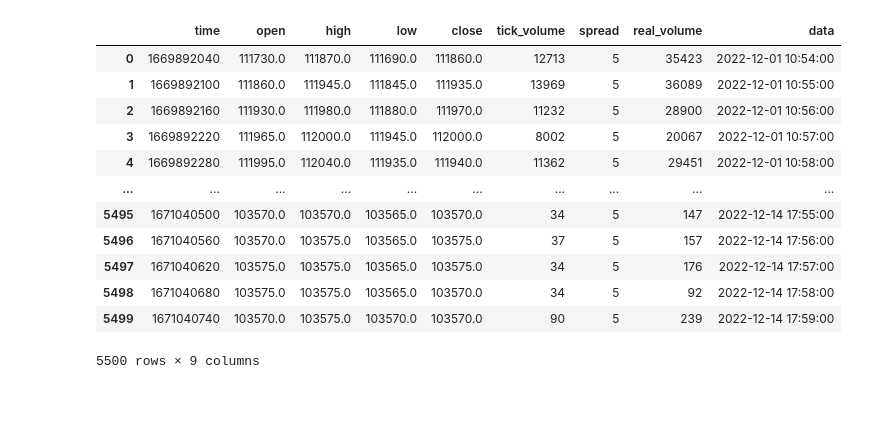
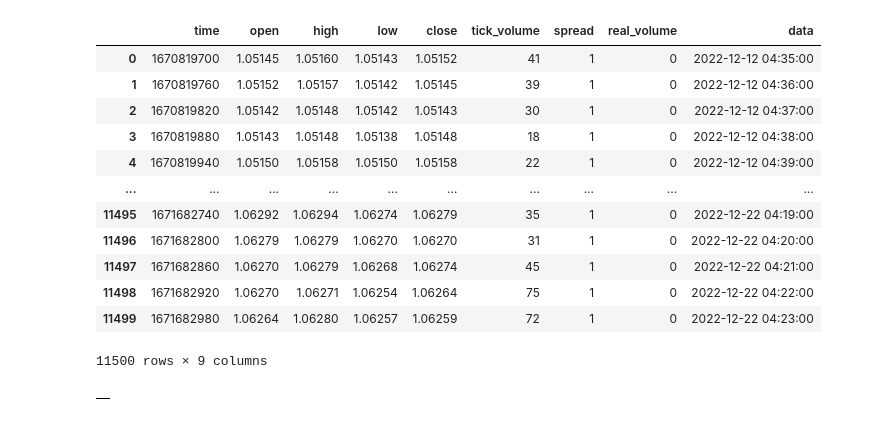
Before and after one commit to lucasalmada/Forex-Forecast, a Jupyter notebook: Notebooks/mt5.ipynb, the cells around one changed output. Drawn from its saved outputs; the diff is of its cells as text; code cells hidden in the pictures.

```diff
--- a/Notebooks/mt5.ipynb
+++ b/Notebooks/mt5.ipynb
@@ -6,24 +6,24 @@ if not mt5.initialize():
     print("initialize() failed")
     mt5.shutdown()
 # %%
-ativo = 'WINZ22'
-df1 = pd.DataFrame(mt5.copy_rates_from_pos(ativo, mt5.TIMEFRAME_M1, 0,5500))
+ativo = 'EURUSD'
+df1 = pd.DataFrame(mt5.copy_rates_from_pos(ativo, mt5.TIMEFRAME_M1, 0,11500))
 df1['data'] = pd.to_datetime(df1['time'], unit='s')
 df1
 # %% [output]
 |  | time | open | high | low | close | tick_volume | spread | real_volume | data |
-| 0 | 1669892040 | 111730.0 | 111870.0 | 111690.0 | 111860.0 | 12713 | 5 | 35423 | 2022-12-01 10:54:00 |
-| 1 | 1669892100 | 111860.0 | 111945.0 | 111845.0 | 111935.0 | 13969 | 5 | 36089 | 2022-12-01 10:55:00 |
-| 2 | 1669892160 | 111930.0 | 111980.0 | 111880.0 | 111970.0 | 11232 | 5 | 28900 | 2022-12-01 10:56:00 |
-| 3 | 1669892220 | 111965.0 | 112000.0 | 111945.0 | 112000.0 | 8002 | 5 | 20067 | 2022-12-01 10:57:00 |
-| 4 | 1669892280 | 111995.0 | 112040.0 | 111935.0 | 111940.0 | 11362 | 5 | 29451 | 2022-12-01 10:58:00 |
+| 0 | 1670819700 | 1.05145 | 1.05160 | 1.05143 | 1.05152 | 41 | 1 | 0 | 2022-12-12 04:35:00 |
+| 1 | 1670819760 | 1.05152 | 1.05157 | 1.05142 | 1.05145 | 39 | 1 | 0 | 2022-12-12 04:36:00 |
+| 2 | 1670819820 | 1.05142 | 1.05148 | 1.05142 | 1.05143 | 30 | 1 | 0 | 2022-12-12 04:37:00 |
+| 3 | 1670819880 | 1.05143 | 1.05148 | 1.05138 | 1.05148 | 18 | 1 | 0 | 2022-12-12 04:38:00 |
+| 4 | 1670819940 | 1.05150 | 1.05158 | 1.05150 | 1.05158 | 22 | 1 | 0 | 2022-12-12 04:39:00 |
 | ... | ... | ... | ... | ... | ... | ... | ... | ... | ... |
-| 5495 | 1671040500 | 103570.0 | 103570.0 | 103565.0 | 103570.0 | 34 | 5 | 147 | 2022-12-14 17:55:00 |
-| 5496 | 1671040560 | 103570.0 | 103575.0 | 103565.0 | 103575.0 | 37 | 5 | 157 | 2022-12-14 17:56:00 |
-| 5497 | 1671040620 | 103575.0 | 103575.0 | 103565.0 | 103575.0 | 34 | 5 | 176 | 2022-12-14 17:57:00 |
-| 5498 | 1671040680 | 103575.0 | 103575.0 | 103565.0 | 103570.0 | 34 | 5 | 92 | 2022-12-14 17:58:00 |
-| 5499 | 1671040740 | 103570.0 | 103575.0 | 103570.0 | 103570.0 | 90 | 5 | 239 | 2022-12-14 17:59:00 |
+| 11495 | 1671682740 | 1.06292 | 1.06294 | 1.06274 | 1.06279 | 35 | 1 | 0 | 2022-12-22 04:19:00 |
+| 11496 | 1671682800 | 1.06279 | 1.06279 | 1.06270 | 1.06270 | 31 | 1 | 0 | 2022-12-22 04:20:00 |
+| 11497 | 1671682860 | 1.06270 | 1.06279 | 1.06268 | 1.06274 | 45 | 1 | 0 | 2022-12-22 04:21:00 |
+| 11498 | 1671682920 | 1.06270 | 1.06271 | 1.06254 | 1.06264 | 75 | 1 | 0 | 2022-12-22 04:22:00 |
+| 11499 | 1671682980 | 1.06264 | 1.06280 | 1.06257 | 1.06259 | 72 | 1 | 0 | 2022-12-22 04:23:00 |
-5500 rows × 9 columns
+11500 rows × 9 columns
 # %%
 df = df1[['data','open','high','low','close','real_volume']]
 df = df.rename(columns = {'real_volume':'vol'})
@@ -31,0 +32,4 @@ df.to_csv('win_1.csv', index = False)
+# %%
+df1
+# %% [output]
+|  |
```
Also changed, not shown: parts of 1 cell of this notebook, 25 other files.
